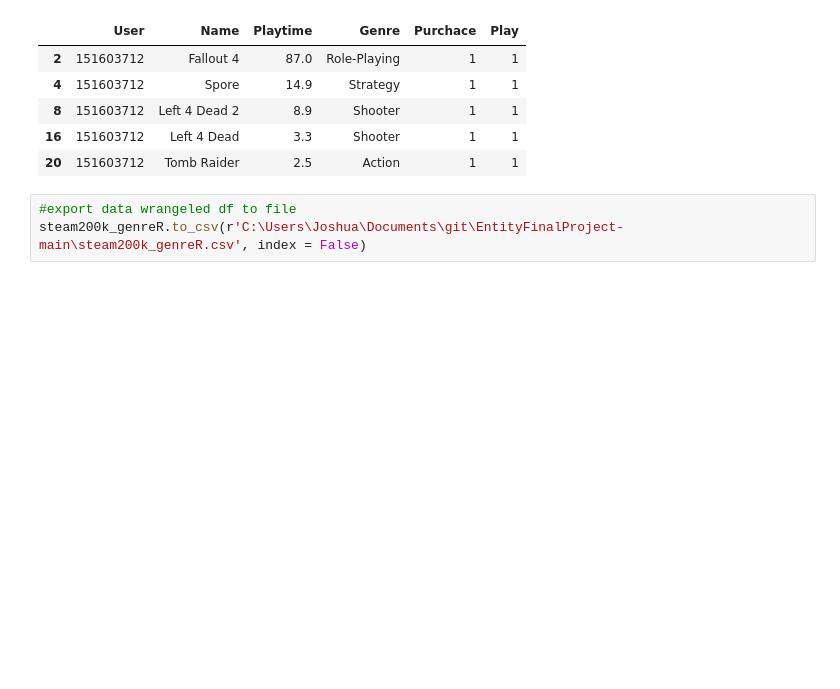
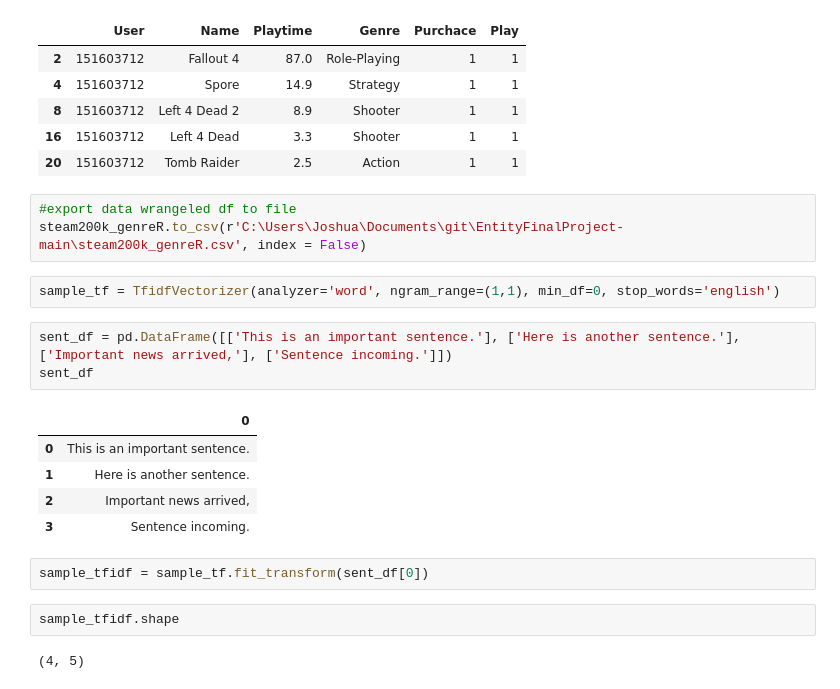
Before and after one commit to chamw25/EntityFinalProject, a Jupyter notebook: FinalProject.ipynb, the cells around one changed output. Saved outputs shown, nothing was run; the diff lists cells and outputs as text; blank space fills up the shorter version.

Commit message:
Sample attempt added to finalproject

```diff
--- a/FinalProject.ipynb
+++ b/FinalProject.ipynb
@@ -156,3 +163,20 @@ See the caveats in the documentation: https://pandas.pydata.org/pandas-docs/stab
 # %%
 #export data wrangeled df to file
 steam200k_genreR.to_csv(r'C:\Users\Joshua\Documents\git\EntityFinalProject-main\steam200k_genreR.csv', index = False)
+# %%
+sample_tf = TfidfVectorizer(analyzer='word', ngram_range=(1,1), min_df=0, stop_words='english')
+# %%
+sent_df = pd.DataFrame([['This is an important sentence.'], ['Here is another sentence.'], ['Important news arrived,'], ['Sentence incoming.']])
+sent_df
+# %% [output]
+|  | 0 |
+| 0 | This is an important sentence. |
+| 1 | Here is another sentence. |
+| 2 | Important news arrived, |
+| 3 | Sentence incoming. |
+# %%
+sample_tfidf = sample_tf.fit_transform(sent_df[0])
+# %%
+sample_tfidf.shape
+# %% [output]
+(4, 5)
```
Also changed, not shown: parts of 9 cells of this notebook.
